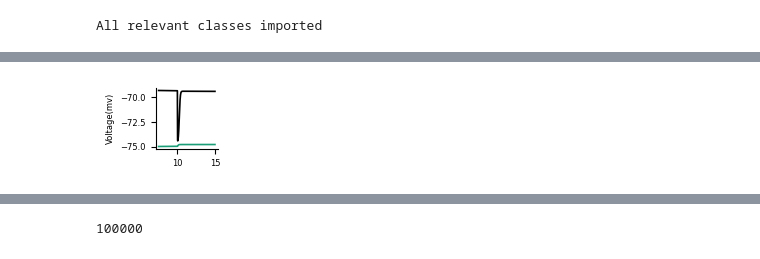
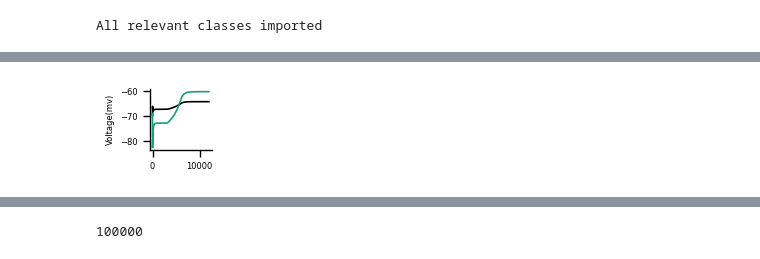
Before and after one commit to Eran707/Single-Cell-Simulator, a Jupyter notebook: Jupyter_notebooks_for_analysis/ORCHID_Synapses.ipynb, the cells around one changed output, grey strips where cells are left out. Drawn from its saved outputs; the diff is of its cells as text; code cells hidden in the pictures.

```diff
--- a/Jupyter_notebooks_for_analysis/ORCHID_Synapses.ipynb
+++ b/Jupyter_notebooks_for_analysis/ORCHID_Synapses.ipynb
@@ -160,7 +178,7 @@ df_gaba_arr = [vm_arr[i] - E_gaba_arr[i]  for i in range(end_int)]
 # SET TIMING BUFFER
 
 tmin_arr =[t_arr[i] for i in range(end_int)]
-buffer = 50000
+buffer = 0 #50000
 #back_buffer = len(t_arr) - 4400
 back_buffer = -1
 ####################################################################
@@ -182,34 +200,34 @@ ax_1A.plot(tmin_arr[buffer:back_buffer], vm_arr[buffer:back_buffer],color='#0000
 ax_1A.plot(tmin_arr[buffer:back_buffer], E_gaba_arr[buffer:back_buffer], color=col_arr[1], label='ECl')
 
 
 #ax_1A.legend(bbox_to_anchor=(0.8,0.4), loc = 'lower left', frameon=False,fontsize=8)
 
 ax_1A.set_ylabel("Voltage(mv)",fontsize=6)
 #ax_1A.set_ylim(-76, -69)
 
 #mplt.xticks([])
 ax_1A.tick_params(axis='both', which='major', labelsize=6)
 
 #####################################################################
 
 #ax_1A.set_xlabel("Time (s)",fontsize=14)
 
 
 #######################################
 file_name = "KCC2_block_synapse_full_NAH.svg"
 current_folder = os.getcwd()
 # Get the parent folder of the current working directory
 parent_folder = os.path.dirname(os.path.abspath(current_folder))
 hdf5_folder = os.path.join(parent_folder, "Jupyter_outputs")
 # Create the "HDF5_files" folder if it doesn't exist
 if not os.path.exists(hdf5_folder):
     os.makedirs(hdf5_folder)
 
 file_name = os.path.join(hdf5_folder, file_name)
 
 f1.savefig(file_name, dpi=2000, bbox_inches='tight')
 # %% [output]
-[figure, old version]
+[figure, new version]
 # %%
 print(max(vm_arr[:]))
 print(min(vm_arr[:]))
```
Also changed, not shown: parts of 2 cells of this notebook, 2 other files.
